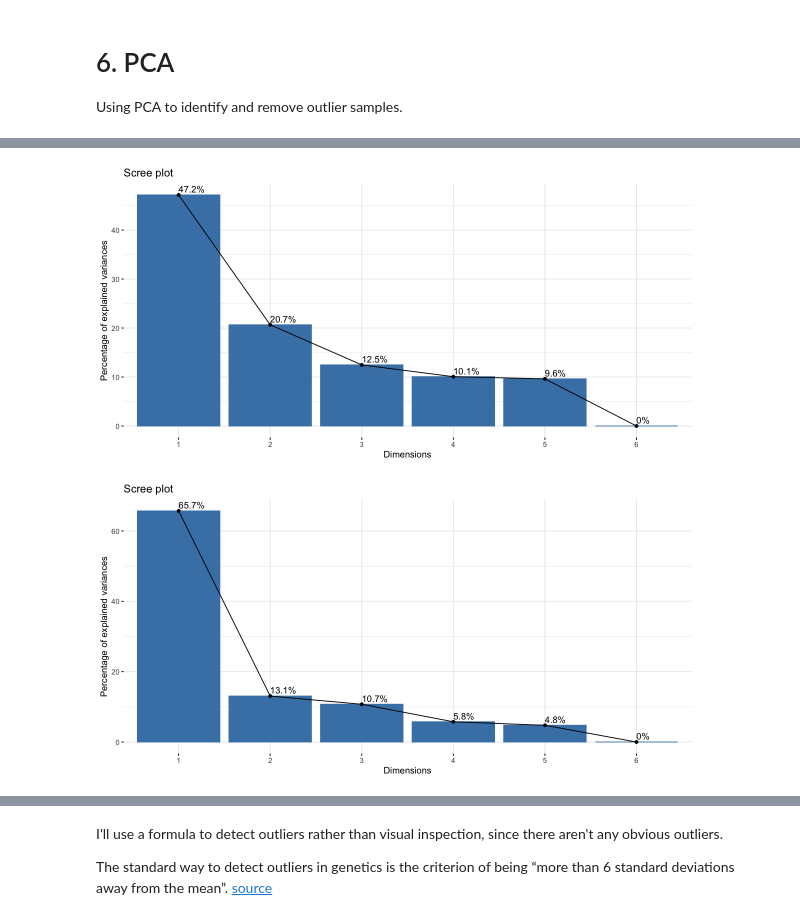
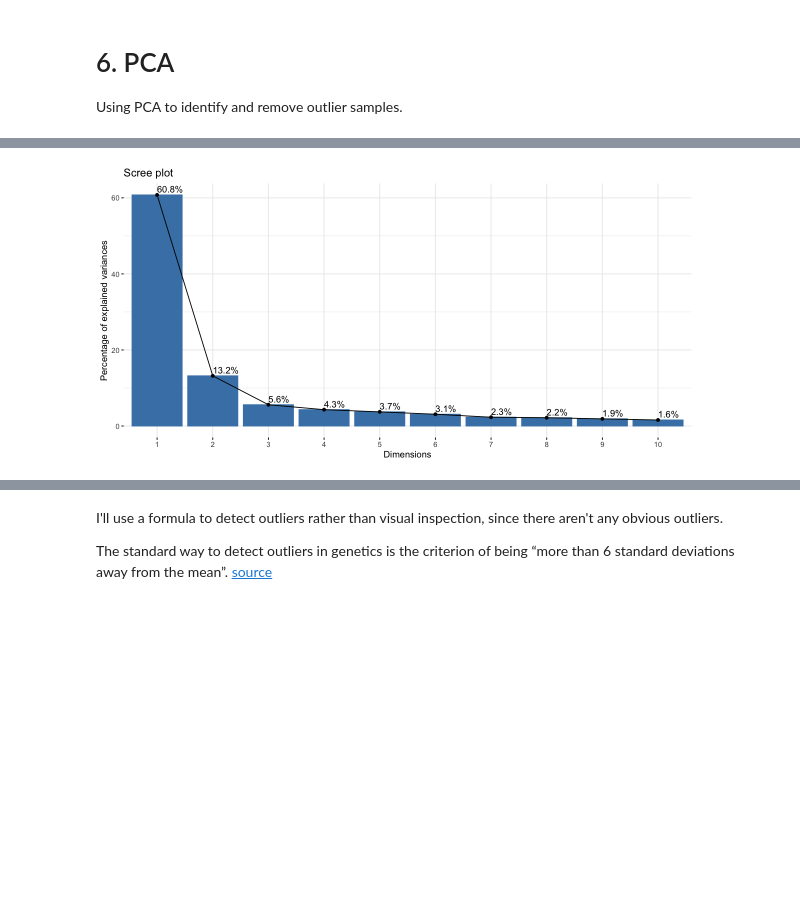
Before and after one commit to UNC-CEMALB/Characterizing-the-Extracellular-Vesicle-Proteomic-Landscape-of-the-Human-Airway-using-In-vitro-Orga, a Jupyter notebook: 1. Data Processing/Data Processing.ipynb, the cells around one changed output, grey strips where cells are left out. Saved outputs shown, nothing was run; the diff lists cells and outputs as text; code cells hidden in the pictures; blank space fills up the shorter version.

```diff
--- a/1. Data Processing/Data Processing.ipynb
+++ b/1. Data Processing/Data Processing.ipynb
@@ -129,13 +129,12 @@ Normalize to total amount of peptide per sample: sum the abundance values for ea
 # %%
 # set 1 = coculture, set 2 = triculture
 normalized_df = proteome_df %>%
-    group_by(Set, ID) %>%
+    group_by(ID) %>%
     #removing missing data
     drop_na() %>%
     mutate(Summed_Value = sum(Value)) %>%
     #calculating median across all samples but still within each set
     ungroup() %>%
-    group_by(Set) %>%
     mutate(Median_of_Sum = median(Summed_Value), Norm_Factor = Summed_Value/ Median_of_Sum,
            Norm_Value = Value/Norm_Factor) %>%
     select(-c("Summed_Value", "Median_of_Sum", "Norm_Factor"))
@@ -176,7 +175,7 @@ Round 2 - Filter rows based on valid values: 50 % valid in either culture or set
 protein_presence_df = detection_filter_1_df %>%
     # creating 2 count cols: 1st for non-missing data, 2nd for all data
     mutate(data_count = ifelse(is.na(Value), 0, 1), all_count = 1) %>%
-    group_by(Set, Protein) %>%
+    group_by(Protein) %>%
     summarize(Protein_Presence = sum(data_count)/ sum(all_count) * 100) %>%
     filter(Protein_Presence < 50) %>%
     arrange(Protein_Presence)
@@ -297,17 +291,20 @@ QRILC_imputation = function(dataset){
     QRILC_df = QRILC_log2_df %>%
         mutate_all(., function(x) 2^x - 1)
 
-    # adding a replicate col so values can be uniquely identified for pca later, also adding back in ID col
+    # adding back in ID col
     QRILC_df = cbind(ID = wider_dataset$ID, QRILC_df)
 
     # adding back in Tx, and Set columns
     final_pivoted_column_number = dim(QRILC_df)[2] + 2
-    imputed_dataset = data.frame(cbind(dataset[1:6,2:3], QRILC_df)) %>%
-        pivot_longer(cols = 4:all_of(final_pivoted_column_number), names_to = "Protein", values_to = "Value")
+
+     imputed_dataset =  inner_join(unique(dataset %>%
+                                  select(Set, Treatment, ID)), QRILC_df) %>%
+       pivot_longer(cols = 4:all_of(final_pivoted_column_number), names_to = "Protein", values_to = "Value")
 
    return(imputed_dataset)
 }
 
 # calling fn
-coculture_vehicleCT_imputed_df = QRILC_imputation(coculture_vehicleCT_preimputed_df)
-triculture_vehicleCT_imputed_df = QRILC_imputation(triculture_vehicleCT_preimputed_df)
+# coculture_vehicleCT_imputed_df = QRILC_imputation(coculture_vehicleCT_preimputed_df)
+# triculture_vehicleCT_imputed_df = QRILC_imputation(triculture_vehicleCT_preimputed_df)
+imputed_df = QRILC_imputation(preimputed_df)
@@ -362,13 +330,18 @@ A tibble: 18 × 1006
 # %%
 # prepping dfs for PCA
-pca_prep_coculture_df = coculture_vehicleCT_imputed_df %>%
-    select(-c("Set", "Treatment")) %>%
-    pivot_wider(names_from = Protein, values_from = Value) %>%
-    column_to_rownames(var = "ID")
-pca_prep_triculture_df = triculture_vehicleCT_imputed_df %>%
+# pca_prep_coculture_df = coculture_vehicleCT_imputed_df %>%
+#     select(-c("Set", "Treatment")) %>%
+#     pivot_wider(names_from = Protein, values_from = Value) %>%
+#     column_to_rownames(var = "ID")
+# pca_prep_triculture_df = triculture_vehicleCT_imputed_df %>%
+#     select(-c("Set", "Treatment")) %>%
+#     pivot_wider(names_from = Protein, values_from = Value) %>%
+#     column_to_rownames(var = "ID")
+pca_prep_df = imputed_df %>%
     select(-c("Set", "Treatment")) %>%
     pivot_wider(names_from = Protein, values_from = Value) %>%
     column_to_rownames(var = "ID")
 
-head(pca_prep_coculture_df)
+#head(pca_prep_coculture_df)
+head(pca_prep_df)
 # %% [output]
@@ -378,16 +357,17 @@ ERROR: Error in `.rowNamesDF<-`(x, value = value): duplicate 'row.names' are not
 # %%
 # running PCA
 # unable to run pca on entire dataset, each treatment included different proteins creating missing data
 # variables = replicates, individuals = proteins
-pca_coculture = prcomp(pca_prep_coculture_df, scale = TRUE)
-pca_triculture = prcomp(pca_prep_triculture_df, scale = TRUE)
+# pca_coculture = prcomp(pca_prep_coculture_df, scale = TRUE)
+# pca_triculture = prcomp(pca_prep_triculture_df, scale = TRUE)
+pca = prcomp(pca_prep_df, scale = TRUE)
 
 # viewing scree plots to see how much of the variance was captured in first 2 eigenvectors
 options(repr.plot.width=10, repr.plot.height=5) #changing size
-fviz_eig(pca_coculture, addlabels = TRUE)
-fviz_eig(pca_triculture, addlabels = TRUE)
+# fviz_eig(pca_coculture, addlabels = TRUE)
+# fviz_eig(pca_triculture, addlabels = TRUE)
+fviz_eig(pca, addlabels = TRUE)
 # %% [output]
-[figure, old version]
+[figure, new version]
-[figure, removed]
 # %%
 # visualizing all data to detect outliers
```
Also changed, not shown: parts of 20 cells of this notebook.
